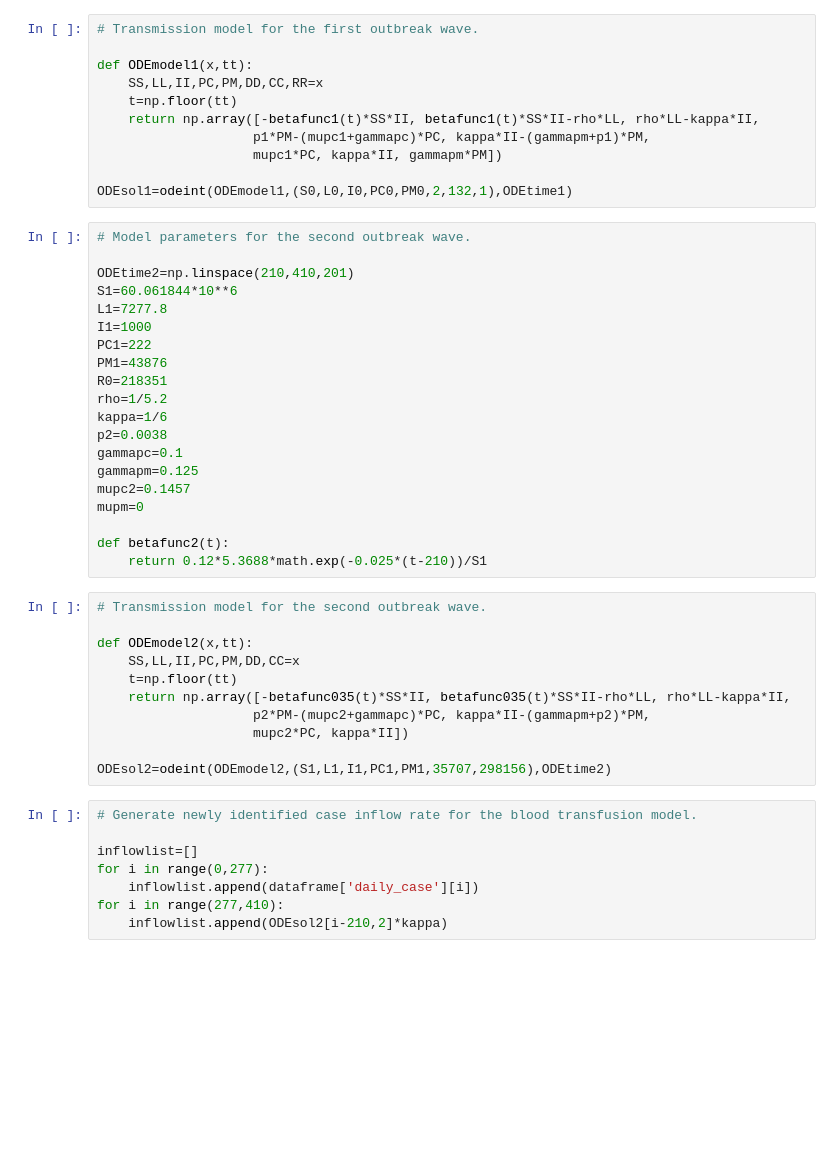
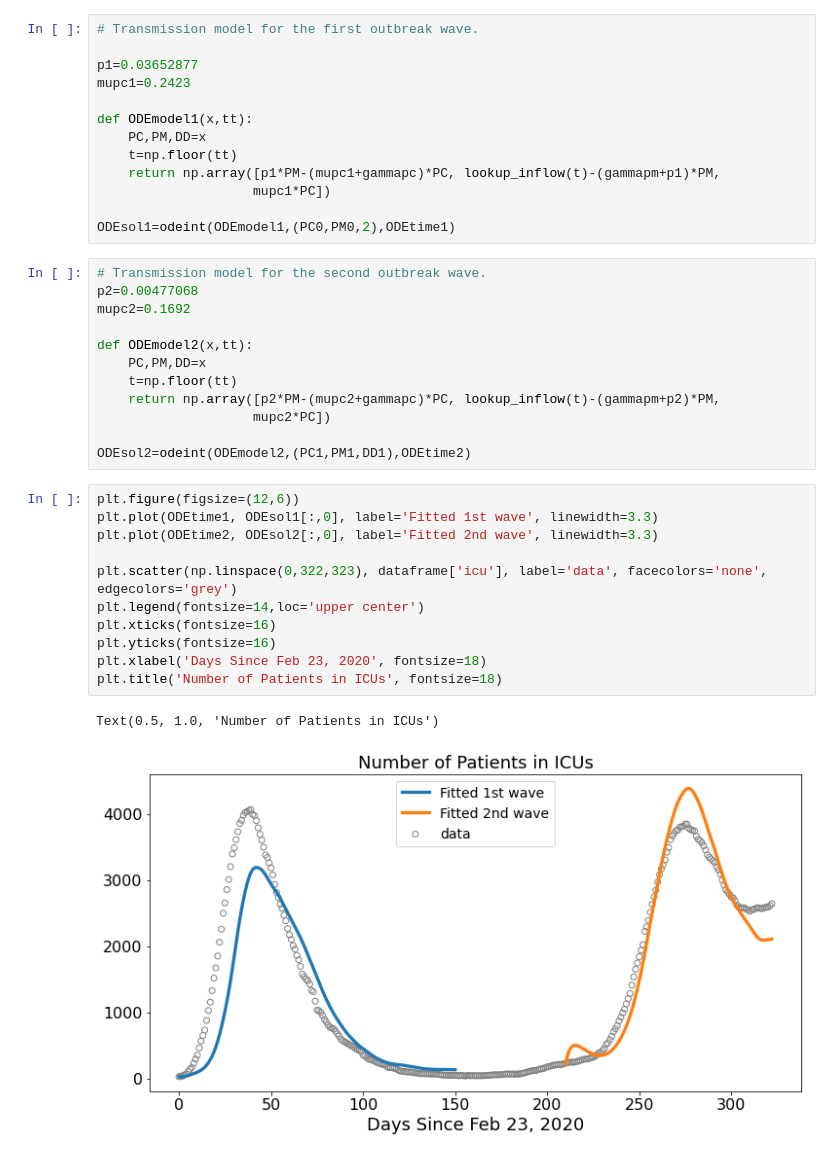
Before and after one commit to xxh314/COVID19-bloodtransfusionmodel, a Jupyter notebook: data-fitting-COVID19-Italy.ipynb, the cells around one changed output. Cells and saved outputs as stored; diff of their text form; blank space fills up the shorter version.

```diff
--- a/data-fitting-COVID19-Italy.ipynb
+++ b/data-fitting-COVID19-Italy.ipynb
@@ -37,50 +192,39 @@ def betafunc1(t):
 # %%
 # Transmission model for the first outbreak wave.
 
+p1=0.03652877
+mupc1=0.2423
+
 def ODEmodel1(x,tt):
-    SS,LL,II,PC,PM,DD,CC,RR=x
+    PC,PM,DD=x
     t=np.floor(tt)
-    return np.array([-betafunc1(t)*SS*II, betafunc1(t)*SS*II-rho*LL, rho*LL-kappa*II,
-                    p1*PM-(mupc1+gammapc)*PC, kappa*II-(gammapm+p1)*PM,
-                    mupc1*PC, kappa*II, gammapm*PM])
+    return np.array([p1*PM-(mupc1+gammapc)*PC, lookup_inflow(t)-(gammapm+p1)*PM,
+                    mupc1*PC])
 
-ODEsol1=odeint(ODEmodel1,(S0,L0,I0,PC0,PM0,2,132,1),ODEtime1)
+ODEsol1=odeint(ODEmodel1,(PC0,PM0,2),ODEtime1)
-# %%
-# Model parameters for the second outbreak wave.
-
-ODEtime2=np.linspace(210,410,201)
-S1=60.061844*10**6
-L1=7277.8
-I1=1000
-PC1=222
-PM1=43876
-R0=218351
-rho=1/5.2
-kappa=1/6
-p2=0.0038
-gammapc=0.1
-gammapm=0.125
-mupc2=0.1457
-mupm=0
-
-def betafunc2(t):
-    return 0.12*5.3688*math.exp(-0.025*(t-210))/S1
 # %%
 # Transmission model for the second outbreak wave.
+p2=0.00477068
+mupc2=0.1692
 
 def ODEmodel2(x,tt):
-    SS,LL,II,PC,PM,DD,CC=x
+    PC,PM,DD=x
     t=np.floor(tt)
-    return np.array([-betafunc035(t)*SS*II, betafunc035(t)*SS*II-rho*LL, rho*LL-kappa*II,
-                    p2*PM-(mupc2+gammapc)*PC, kappa*II-(gammapm+p2)*PM,
-                    mupc2*PC, kappa*II])
+    return np.array([p2*PM-(mupc2+gammapc)*PC, lookup_inflow(t)-(gammapm+p2)*PM,
+                    mupc2*PC])
 
-ODEsol2=odeint(ODEmodel2,(S1,L1,I1,PC1,PM1,35707,298156),ODEtime2)
+ODEsol2=odeint(ODEmodel2,(PC1,PM1,DD1),ODEtime2)
-# %%
-# Generate newly identified case inflow rate for the blood transfusion model.
-
-inflowlist=[]
-for i in range(0,277):
-    inflowlist.append(dataframe['daily_case'][i])
-for i in range(277,410):
-    inflowlist.append(ODEsol2[i-210,2]*kappa)
+# %%
+plt.figure(figsize=(12,6))
+plt.plot(ODEtime1, ODEsol1[:,0], label='Fitted 1st wave', linewidth=3.3)
+plt.plot(ODEtime2, ODEsol2[:,0], label='Fitted 2nd wave', linewidth=3.3)
+
+plt.scatter(np.linspace(0,322,323), dataframe['icu'], label='data', facecolors='none', edgecolors='grey')
+plt.legend(fontsize=14,loc='upper center')
+plt.xticks(fontsize=16)
+plt.yticks(fontsize=16)
+plt.xlabel('Days Since Feb 23, 2020', fontsize=18)
+plt.title('Number of Patients in ICUs', fontsize=18)
+# %% [output]
+Text(0.5, 1.0, 'Number of Patients in ICUs')
+[figure, added]
```
Also changed, not shown: parts of 14 cells of this notebook, 1 other file.
